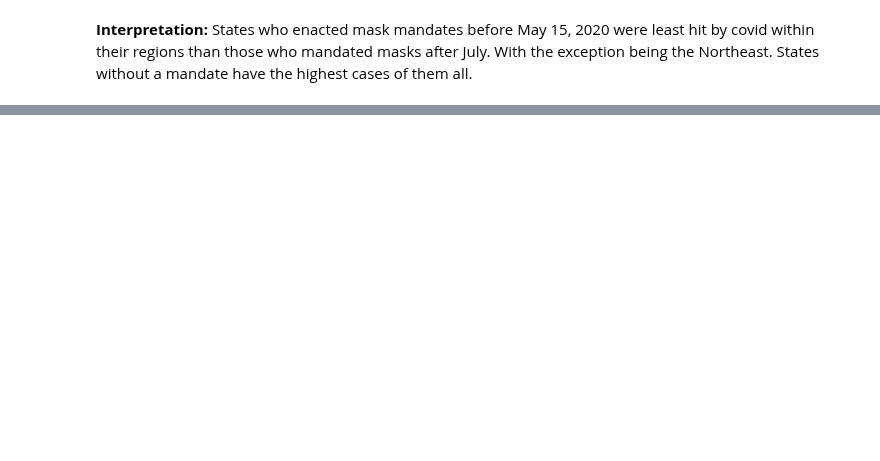
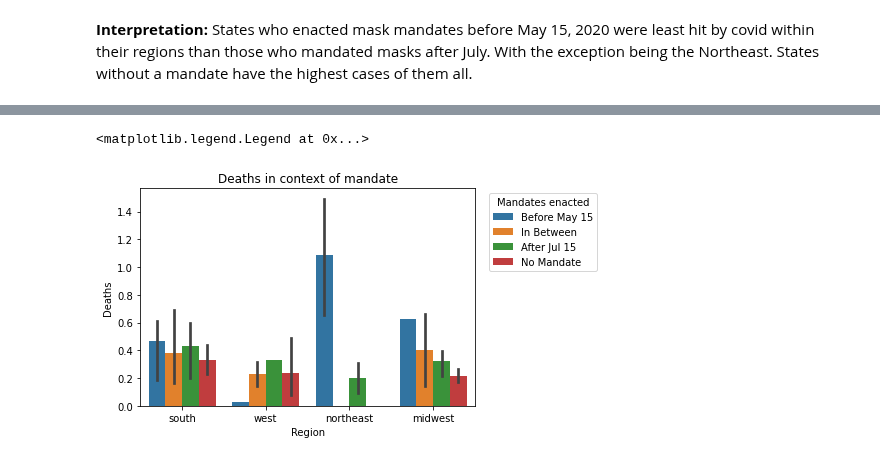
Before and after one commit to nytimes/covid-19-data, a Jupyter notebook: nyt_covid_analysis.ipynb, the cells around one changed output, grey strips where cells are left out. Cells and saved outputs as stored; diff of their text form; code cells hidden in the pictures; blank space fills up the shorter version.

```diff
--- a/nyt_covid_analysis.ipynb
+++ b/nyt_covid_analysis.ipynb
@@ -362,0 +270,2 @@ df_mand.groupby(['region','mandate_when']).mean()
+# %%
+df_mand['deaths_per_thousand'] = (df_mand['covid_deaths']/df_mand['population']) * 1000
@@ -362,0 +292,15 @@ df_mand.groupby(['region','mandate_when']).mean()
+# %%
+a = sns.barplot(x='region',y='deaths_per_thousand',hue='mandate_when',data=df_mand,
+             hue_order=['Before May 15','In Between','After Jul 15','No Mandate'])
+
+plt.title('Deaths in context of mandate')
+plt.xlabel('Region')
+plt.ylabel('Deaths')
+
+handles, labels = a.get_legend_handles_labels()
+a.legend(bbox_to_anchor=(1.38,1),title='Mandates enacted',handles=handles, labels=labels)
+
+#plt.savefig('exports/deaths_mandate.png', dpi=300, bbox_inches='tight')
+# %% [output]
+<matplotlib.legend.Legend at 0x...>
+[figure, added]
```
Also changed, not shown: parts of 69 cells of this notebook, 2 other files.
